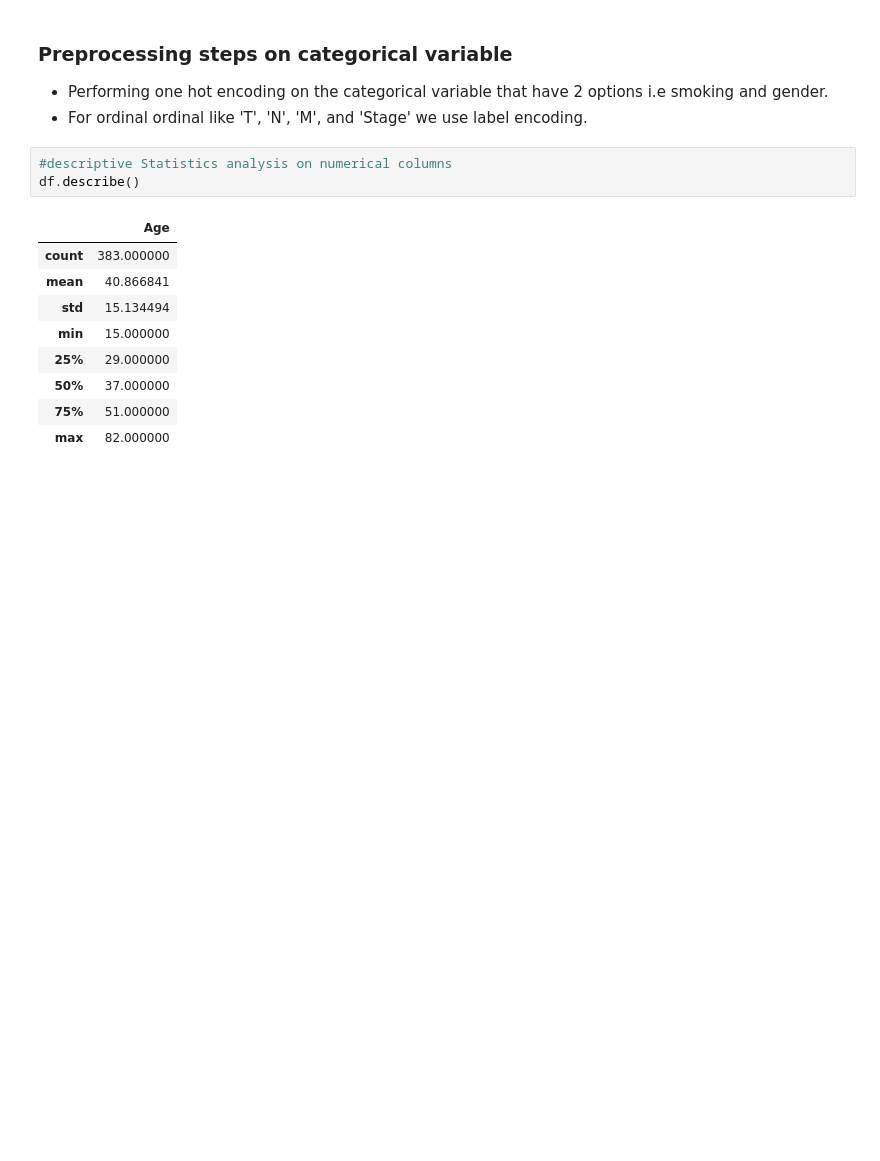
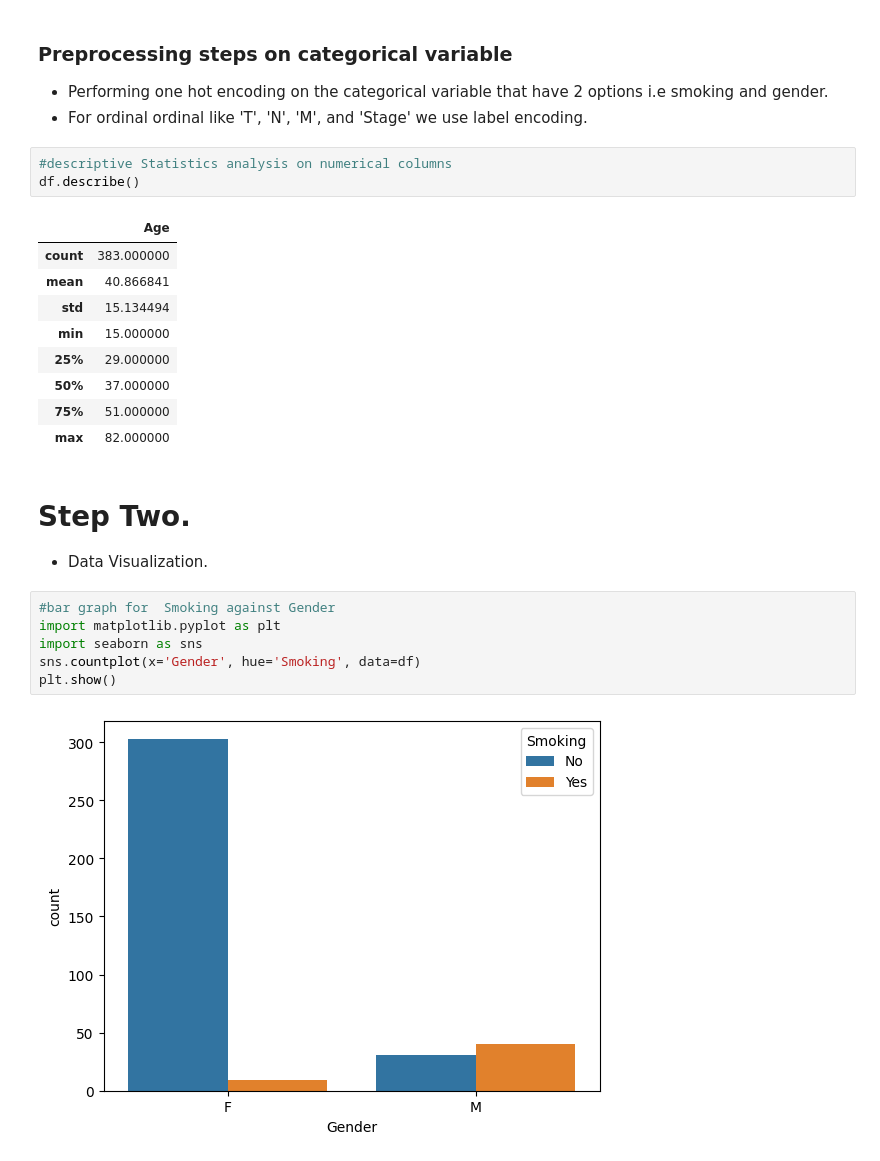
Before and after one commit to edinabwari/Thyroid_prediction_logistic_regeression, a Jupyter notebook: Thyriod_logistic_regression.ipynb, the cells around one changed output. Saved outputs shown, nothing was run; the diff lists cells and outputs as text; blank space fills up the shorter version.

```diff
--- a/Thyriod_logistic_regression.ipynb
+++ b/Thyriod_logistic_regression.ipynb
@@ -83,3 +83,14 @@ df.describe()
 | 50% | 37.000000 |
 | 75% | 51.000000 |
 | max | 82.000000 |
+# %% [markdown]
+# Step Two.
+- Data Visualization.
+# %%
+#bar graph for  Smoking against Gender
+import matplotlib.pyplot as plt
+import seaborn as sns
+sns.countplot(x='Gender', hue='Smoking', data=df)
+plt.show()
+# %% [output]
+[figure, added]
```
Also changed, not shown: parts of 7 cells of this notebook.
